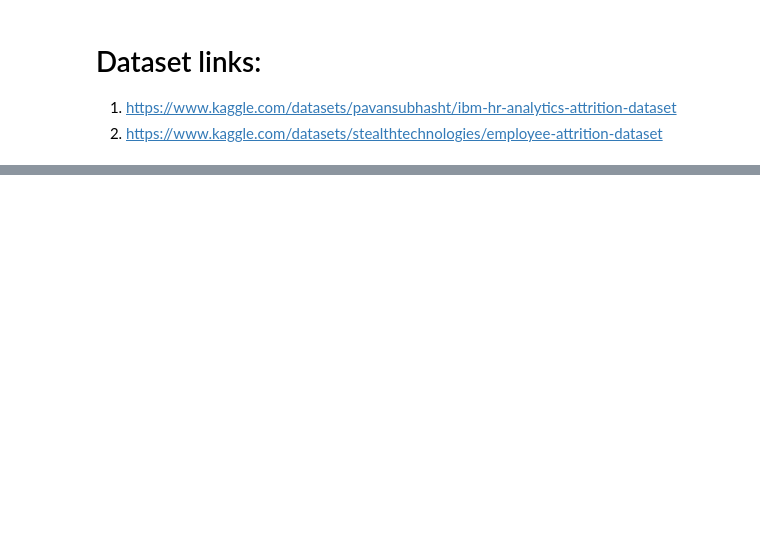
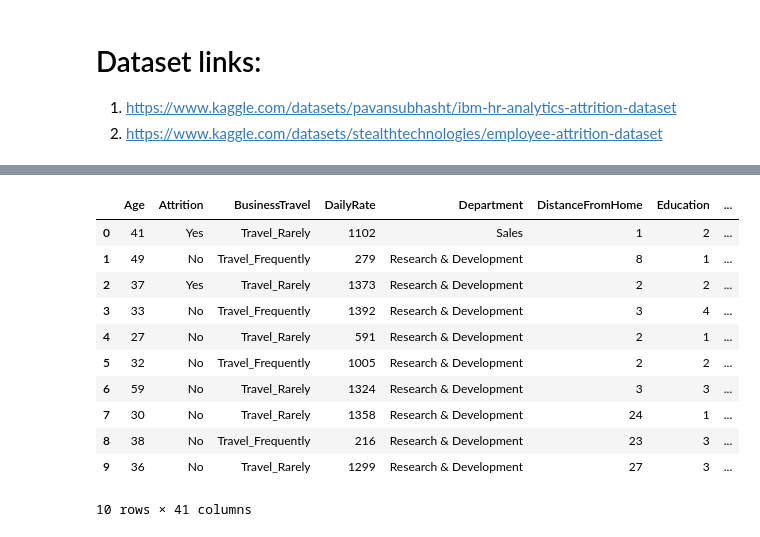
Before and after one commit to duracellrabbid/is5126-final-assignment, a Jupyter notebook: group-assignment.ipynb, the cells around one changed output, grey strips where cells are left out. Cells and saved outputs as stored; diff of their text form; code cells hidden in the pictures; blank space fills up the shorter version.

```diff
--- a/group-assignment.ipynb
+++ b/group-assignment.ipynb
@@ -45,7 +128,34 @@ df.info()
 # %%
+# convert 'Attrition' to binary classes: Yes=1, No=0
 df["Attrition_Binary"] = df["Attrition"].apply(lambda x: 1 if x == "Yes" else 0)
 
-display(df.head())
+# Convert 'MaritalStatus' to numerical classes: Married=1, Single=0, Divorced=2
+df["Marital_Status_Class"] = df["MaritalStatus"].apply(lambda x: 1 if x == "Married" else (0 if x == "Single" else 2))
+
+# Convert 'Gender' to binary classes: Male=1, Female=0
+df["Gender_Binary"] = df["Gender"].apply(lambda x: 1 if x == "Male" else 0)
+
+
+# convert 'OverTime' to binary classes: Yes=1, No=0
+df["OverTime_Binary"] = df["OverTime"].apply(lambda x: 1 if x == "Yes" else 0)
+
+# convert 'BusinessTravel' to numerical classes: Non-Travel=0, Travel_Rarely=1, Travel_Frequently=2
+df["Business_Travel_Class"] = df["BusinessTravel"].apply(lambda x: 0 if x == "Non-Travel" else (1 if x == "Travel_Rarely" else 2))
+
+display(df.head(10))
+# %% [output]
+|  | Age | Attrition | BusinessTravel | DailyRate | Department | DistanceFromHome | Education | ... |
+| 0 | 41 | Yes | Travel_Rarely | 1102 | Sales | 1 | 2 | ... |
+| 1 | 49 | No | Travel_Frequently | 279 | Research & Development | 8 | 1 | ... |
+| 2 | 37 | Yes | Travel_Rarely | 1373 | Research & Development | 2 | 2 | ... |
+| 3 | 33 | No | Travel_Frequently | 1392 | Research & Development | 3 | 4 | ... |
+| 4 | 27 | No | Travel_Rarely | 591 | Research & Development | 2 | 1 | ... |
+| 5 | 32 | No | Travel_Frequently | 1005 | Research & Development | 2 | 2 | ... |
+| 6 | 59 | No | Travel_Rarely | 1324 | Research & Development | 3 | 3 | ... |
+| 7 | 30 | No | Travel_Rarely | 1358 | Research & Development | 24 | 1 | ... |
+| 8 | 38 | No | Travel_Frequently | 216 | Research & Development | 23 | 3 | ... |
+| 9 | 36 | No | Travel_Rarely | 1299 | Research & Development | 27 | 3 | ... |
+10 rows × 41 columns
 # %%
 
 df['Attrition_Binary'].value_counts().plot(kind='bar')
```
Also changed, not shown: parts of 9 cells of this notebook.
